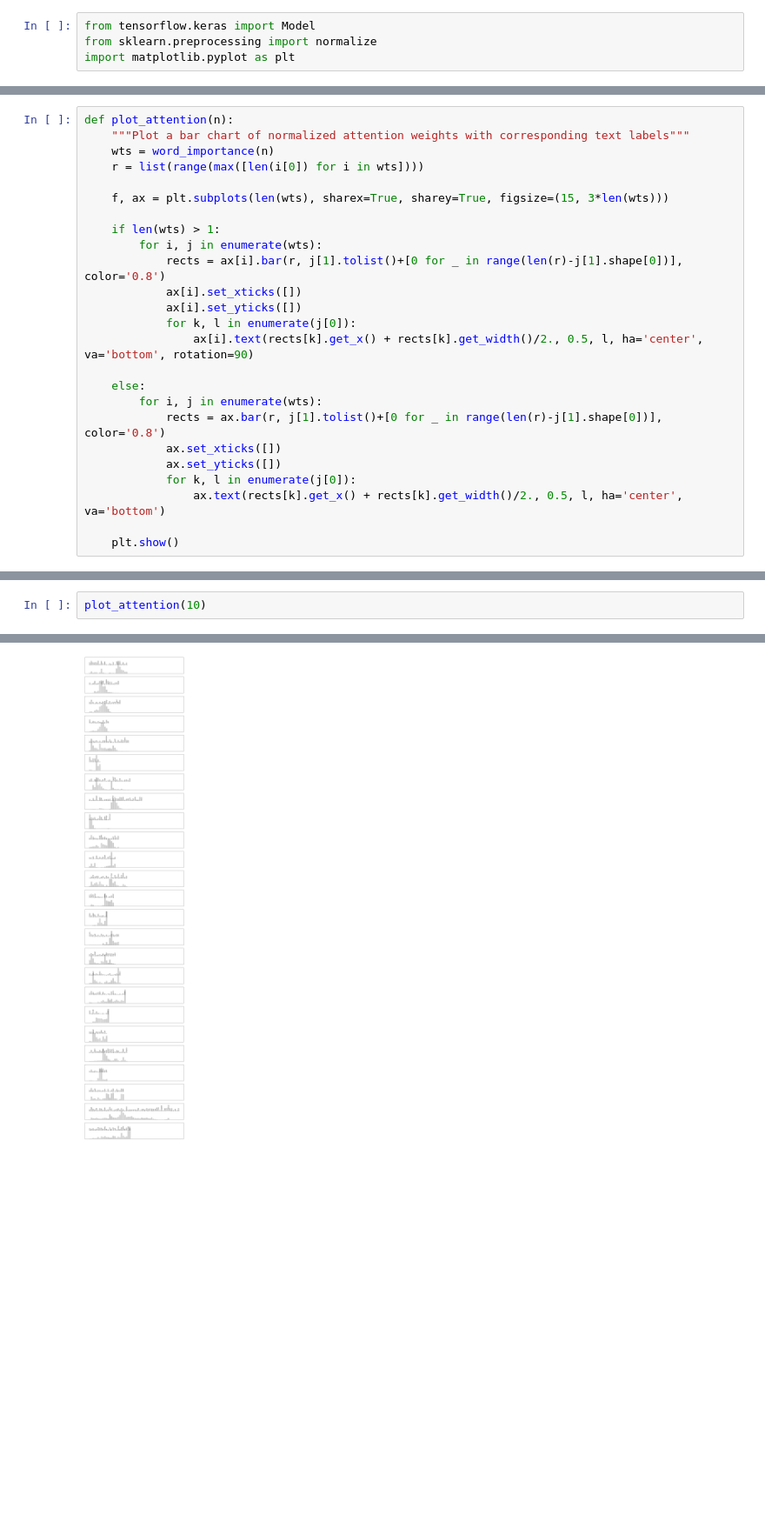
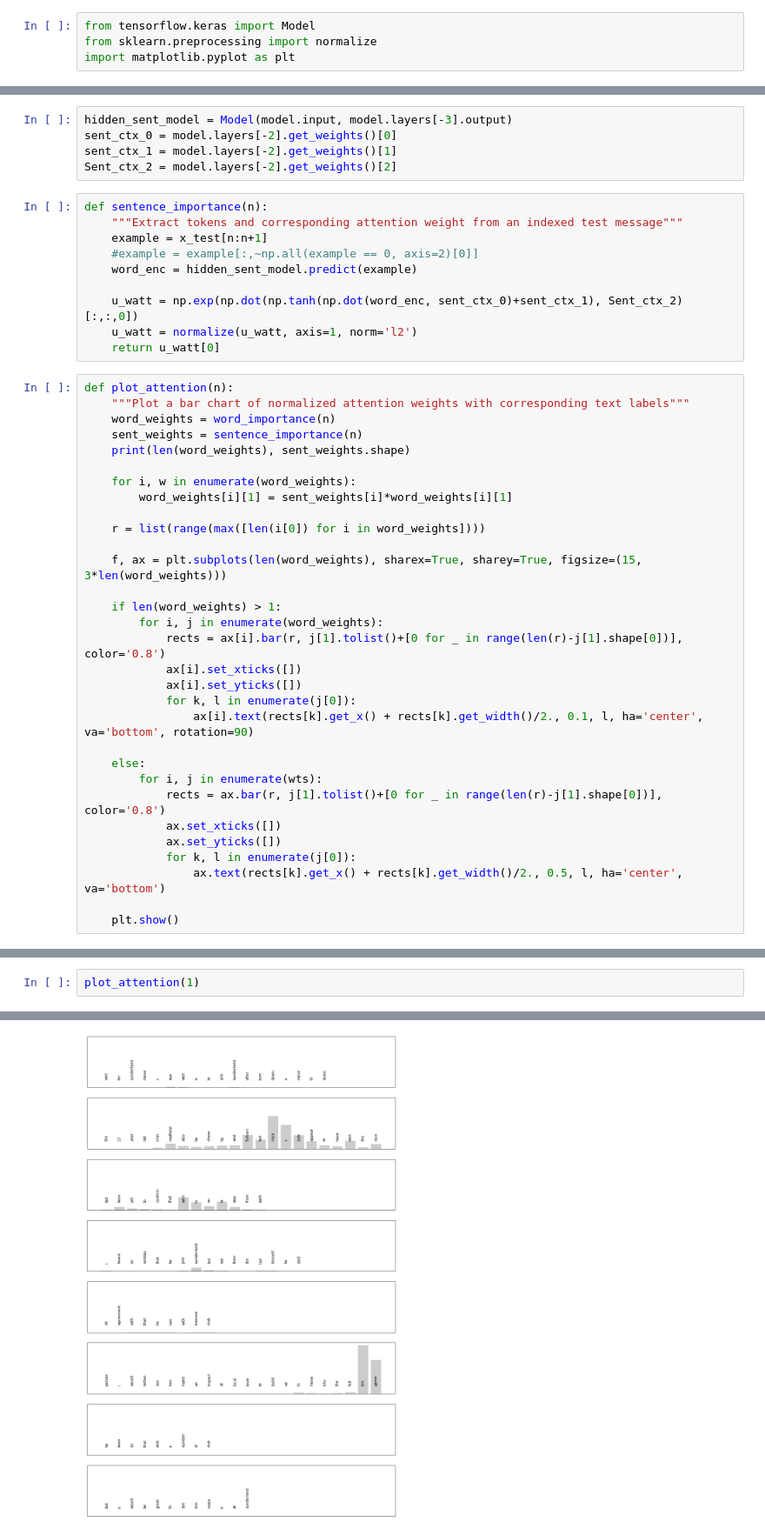
Before and after one commit to zombie-einstein/attention_network, a Jupyter notebook: tf2_design.ipynb, the cells around one changed output, grey strips where cells are left out. Shown at 87% size. Saved outputs shown, nothing was run; the diff lists cells and outputs as text; blank space fills up the shorter version.

Commit message:
Add attention layer module

```diff
--- a/tf2_design.ipynb
+++ b/tf2_design.ipynb
@@ -327,21 +361,42 @@ def word_importance(n):
         wrd_wts.append([toks, u_watt[i, -len(toks):]])
 
     return wrd_wts
+# %%
+hidden_sent_model = Model(model.input, model.layers[-3].output)
+sent_ctx_0 = model.layers[-2].get_weights()[0]
+sent_ctx_1 = model.layers[-2].get_weights()[1]
+Sent_ctx_2 = model.layers[-2].get_weights()[2]
+# %%
+def sentence_importance(n):
+    """Extract tokens and corresponding attention weight from an indexed test message"""
+    example = x_test[n:n+1]
+    #example = example[:,~np.all(example == 0, axis=2)[0]]
+    word_enc = hidden_sent_model.predict(example)
+
+    u_watt = np.exp(np.dot(np.tanh(np.dot(word_enc, sent_ctx_0)+sent_ctx_1), Sent_ctx_2)[:,:,0])
+    u_watt = normalize(u_watt, axis=1, norm='l2')
+    return u_watt[0]
 # %%
 def plot_attention(n):
     """Plot a bar chart of normalized attention weights with corresponding text labels"""
-    wts = word_importance(n)
-    r = list(range(max([len(i[0]) for i in wts])))
+    word_weights = word_importance(n)
+    sent_weights = sentence_importance(n)
+    print(len(word_weights), sent_weights.shape)
 
-    f, ax = plt.subplots(len(wts), sharex=True, sharey=True, figsize=(15, 3*len(wts)))
+    for i, w in enumerate(word_weights):
+        word_weights[i][1] = sent_weights[i]*word_weights[i][1]
 
-    if len(wts) > 1:
-        for i, j in enumerate(wts):
+    r = list(range(max([len(i[0]) for i in word_weights])))
+
+    f, ax = plt.subplots(len(word_weights), sharex=True, sharey=True, figsize=(15, 3*len(word_weights)))
+
+    if len(word_weights) > 1:
+        for i, j in enumerate(word_weights):
             rects = ax[i].bar(r, j[1].tolist()+[0 for _ in range(len(r)-j[1].shape[0])], color='0.8')
             ax[i].set_xticks([])
             ax[i].set_yticks([])
             for k, l in enumerate(j[0]):
-                ax[i].text(rects[k].get_x() + rects[k].get_width()/2., 0.5, l, ha='center', va='bottom', rotation=90)
+                ax[i].text(rects[k].get_x() + rects[k].get_width()/2., 0.1, l, ha='center', va='bottom', rotation=90)
 
     else:
         for i, j in enumerate(wts):
@@ -355,3 +415,3 @@ def plot_attention(n):
 # %%
-plot_attention(10)
+plot_attention(1)
 # %% [output]
@@ -358 +419 @@ plot_attention(10)
-[figure, old version]
+[figure, new version]
```
Also changed, not shown: parts of 10 cells of this notebook, 1 other file.
